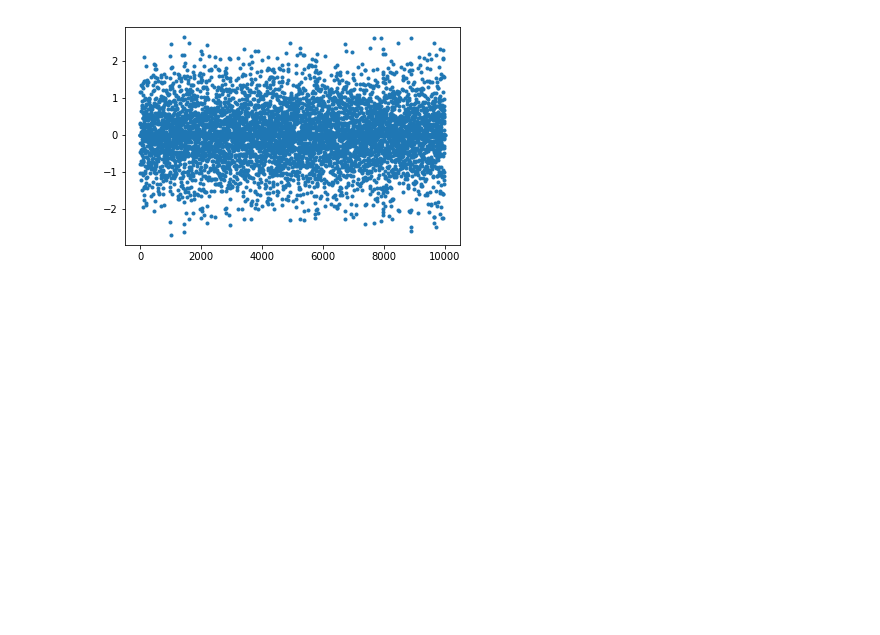
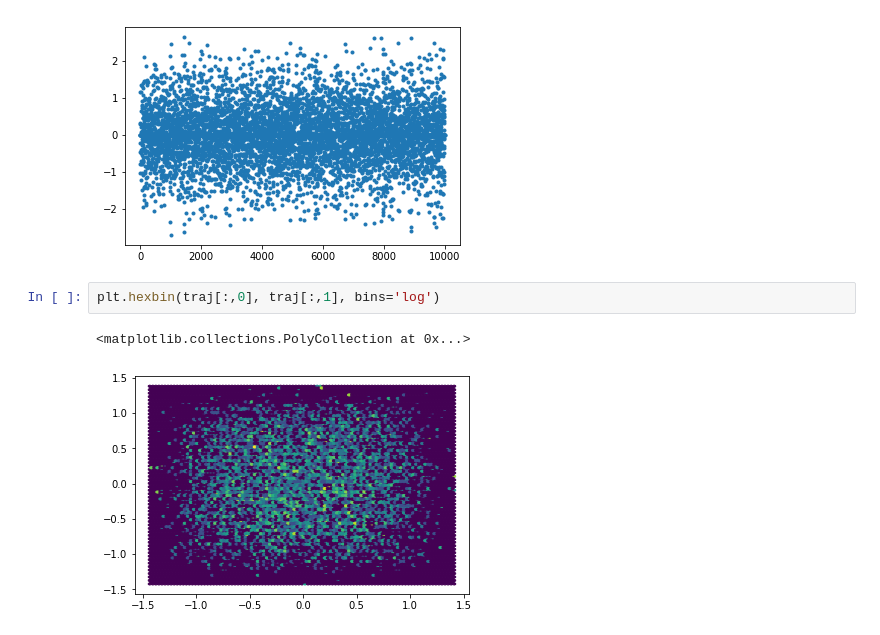
Before and after one commit to openforcefield/bayes-implicit-solvent, a Jupyter notebook: notebooks/MALA.ipynb, the cells around one changed output. Saved outputs shown, nothing was run; the diff lists cells and outputs as text; blank space fills up the shorter version.

```diff
--- a/notebooks/MALA.ipynb
+++ b/notebooks/MALA.ipynb
@@ -120,3 +121,8 @@ plt.plot(np.diff(traj[:,0]), '.')
 # %% [output]
 [<matplotlib.lines.Line2D at 0x...>]
 [figure]
+# %%
+plt.hexbin(traj[:,0], traj[:,1], bins='log')
+# %% [output]
+<matplotlib.collections.PolyCollection at 0x...>
+[figure, added]
```
Also changed, not shown: parts of 2 cells of this notebook, 1 other file.
